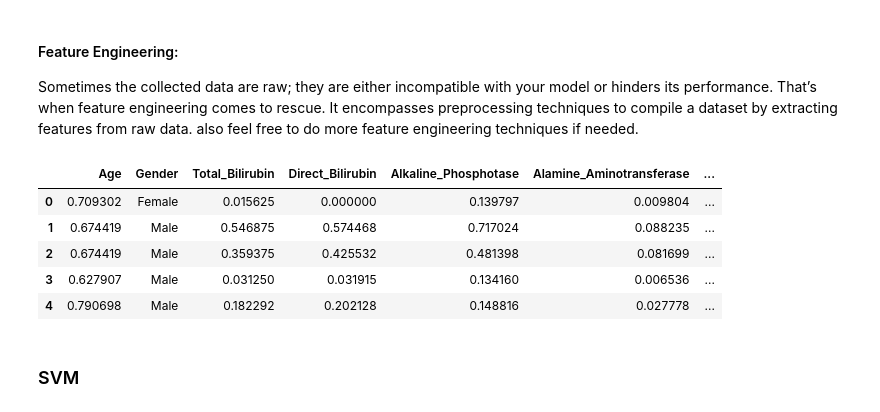
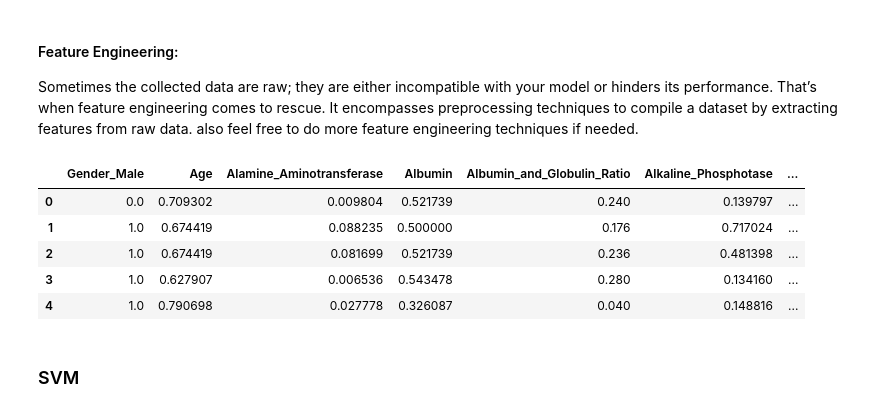
Before and after one commit to jrazi/machine-learning-bioinformatics-assignments-spring-2023, a Jupyter notebook: A2/AISOL/HW2_MLforBio_Practical/HW2_MLforBio_SVM.ipynb, the cells around one changed output. Saved outputs shown, nothing was run; the diff lists cells and outputs as text; code cells hidden in the pictures.

```diff
--- a/A2/AISOL/HW2_MLforBio_Practical/HW2_MLforBio_SVM.ipynb
+++ b/A2/AISOL/HW2_MLforBio_Practical/HW2_MLforBio_SVM.ipynb
@@ -150,22 +150,58 @@ New dataset shape: (538, 11)
 #### Feature Engineering:
 Sometimes the collected data are raw; they are either incompatible with your model or hinders its performance. That’s when feature engineering comes to rescue. It encompasses preprocessing techniques to compile a dataset by extracting features from raw data.
 also feel free to do more feature engineering techniques if needed.
-# %%
-from sklearn.preprocessing import MinMaxScaler
-
-# Normalize numerical features to be between 0 and 1
-scaler = MinMaxScaler()
-num_cols = ['Age', 'Total_Bilirubin', 'Direct_Bilirubin', 'Alkaline_Phosphotase', 'Alamine_Aminotransferase', 'Aspartate_Aminotransferase', 'Total_Protiens', 'Albumin', 'Albumin_and_Globulin_Ratio']
-df[num_cols] = scaler.fit_transform(df[num_cols])
-
-df.head()
-# %% [output]
-|  | Age | Gender | Total_Bilirubin | Direct_Bilirubin | Alkaline_Phosphotase | Alamine_Aminotransferase | ... |
-| 0 | 0.709302 | Female | 0.015625 | 0.000000 | 0.139797 | 0.009804 | ... |
-| 1 | 0.674419 | Male | 0.546875 | 0.574468 | 0.717024 | 0.088235 | ... |
-| 2 | 0.674419 | Male | 0.359375 | 0.425532 | 0.481398 | 0.081699 | ... |
-| 3 | 0.627907 | Male | 0.031250 | 0.031915 | 0.134160 | 0.006536 | ... |
-| 4 | 0.790698 | Male | 0.182292 | 0.202128 | 0.148816 | 0.027778 | ... |
+# %%
+from sklearn.calibration import LabelEncoder
+from sklearn.compose import ColumnTransformer, make_column_selector, make_column_transformer
+from sklearn.naive_bayes import LabelBinarizer
+from sklearn.pipeline import make_pipeline, make_union
+from sklearn.preprocessing import MinMaxScaler, Normalizer, OneHotEncoder, RobustScaler, StandardScaler
+
+df.dropna(inplace=True)
+
+df_x = df[df.columns.difference(['label'])]
+df_y = df['label']
+
+num_col_selector = make_column_selector(dtype_include=np.number)
+num_cols = num_col_selector(df_x)
+non_num_cols = df_x.columns.difference(num_cols).tolist()
+
+# cat_cols_f = make_column_selector(dtype_include=['category', 'object', 'string', 'bool'])
+# cat_cols = cat_cols_f(df_x)
+
+
+# ct = make_column_transformer(
+#     (OneHotEncoder(drop="if_binary"), non_num_cols),
+#     remainder="drop",
+#     verbose_feature_names_out=False
+# )
+
+
+ohe_tr = OneHotEncoder(drop="if_binary", sparse_output=False).fit_transform(df_x[non_num_cols].to_numpy())
+ohe_tr = Normalizer().fit_transform(ohe_tr)
+
+scaler = MinMaxScaler()
+num_col_tr = scaler.fit_transform(df_x[num_cols])
+
+le = LabelEncoder()
+le_tr = le.fit_transform(df['label'])
+
+df_x_transformed = pd.DataFrame(np.concatenate([ohe_tr, num_col_tr], axis=1), columns=['Gender_Male', *num_cols])
+# df_y = pd.DataFrame(le_tr, columns=['label'])
+
+df = df_x_transformed.join(df['label'], how='inner')
+
+df.head()
+
+# ohe.fit_transform(df[df['Gender']])
+# df[['Gender']]
+# %% [output]
+|  | Gender_Male | Age | Alamine_Aminotransferase | Albumin | Albumin_and_Globulin_Ratio | Alkaline_Phosphotase | ... |
+| 0 | 0.0 | 0.709302 | 0.009804 | 0.521739 | 0.240 | 0.139797 | ... |
+| 1 | 1.0 | 0.674419 | 0.088235 | 0.500000 | 0.176 | 0.717024 | ... |
+| 2 | 1.0 | 0.674419 | 0.081699 | 0.521739 | 0.236 | 0.481398 | ... |
+| 3 | 1.0 | 0.627907 | 0.006536 | 0.543478 | 0.280 | 0.134160 | ... |
+| 4 | 1.0 | 0.790698 | 0.027778 | 0.326087 | 0.040 | 0.148816 | ... |
 # %% [markdown]
 ### SVM
 # %% [markdown]
```
Also changed, not shown: parts of 8 cells of this notebook, 2 other files.
